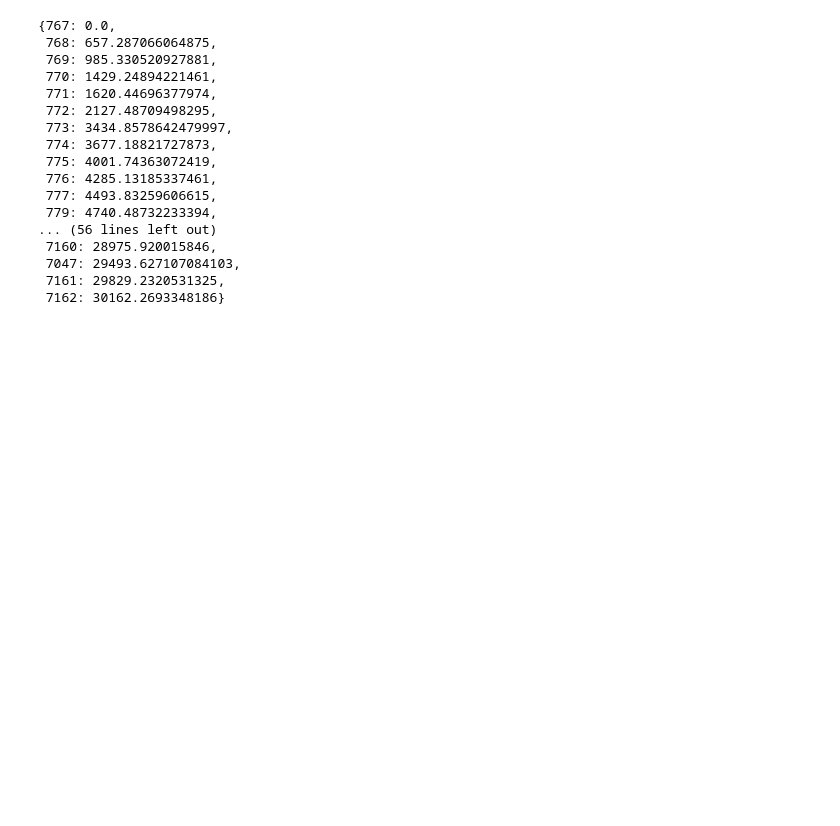
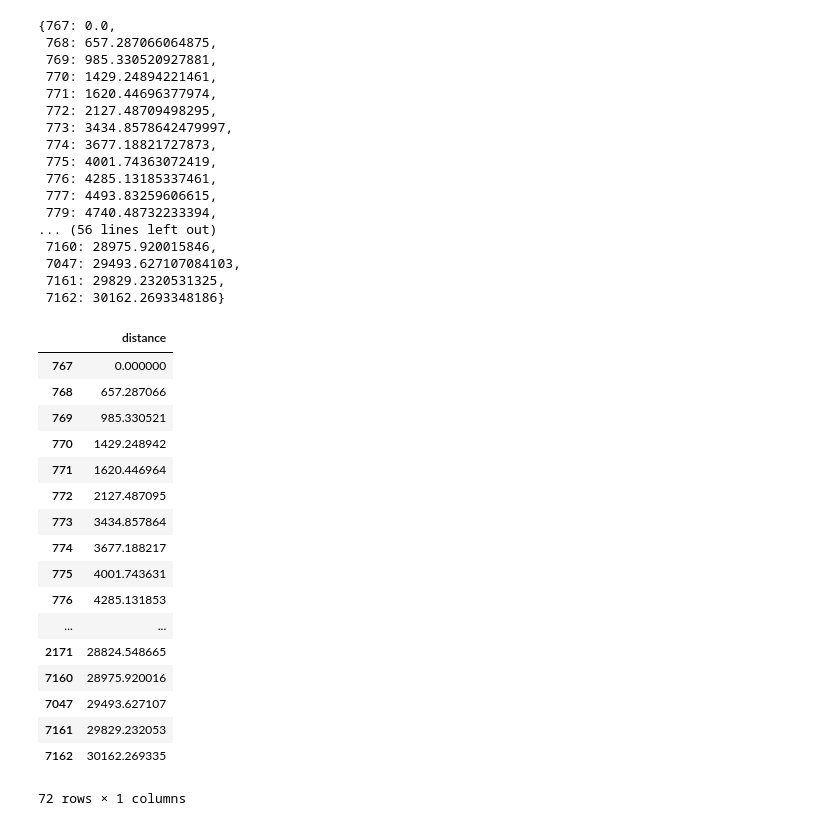
Before and after one commit to xinyuewang1/DublinBusDataAnalysis, a Jupyter notebook: Some fucntions.ipynb, the cells around one changed output. Cells and saved outputs as stored; diff of their text form; code cells hidden in the pictures; blank space fills up the shorter version.

```diff
--- a/Some fucntions.ipynb
+++ b/Some fucntions.ipynb
@@ -9,6 +9,8 @@ import statsmodels.formula.api as sm
 from sklearn import linear_model, preprocessing
 from sklearn.metrics import mean_squared_error, r2_score, accuracy_score, mean_absolute_error
 import time
+# %%
+pd.set_option('display.max_columns', 500)
 # %%
 import time
 def timeit(method):
@@ -47,3 +29,19 @@ def weatherInfo(data):
+# %%
+import pickle
+def save_obj(obj, name ):
+    with open('obj/'+ name + '.pkl', 'wb') as f:
+        pickle.dump(obj, f, pickle.HIGHEST_PROTOCOL)
+
+def append_obj(obj,name):
+    with open('obj/'+ name + '.pkl', 'ab') as f:
+        pickle.dump(obj, f, pickle.HIGHEST_PROTOCOL)
+
+def load_obj(name ):
+    if name.endswith('.pkl'):
+        with open('obj/' + name, 'rb') as f:
+            return pickle.load(f)
+    with open('obj/' + name + '.pkl', 'rb') as f:
+        return pickle.load(f)
 # %% [markdown]
 ### Train&Predict Class
 
@@ -232,6 +365,27 @@ d
  7047: 29493.627107084103,
  7161: 29829.2320531325,
  7162: 30162.2693348186}
+# %%
+pd.DataFrame.from_dict(d,orient='index',columns=['distance'])
+# %% [output]
+|  | distance |
+| 767 | 0.000000 |
+| 768 | 657.287066 |
+| 769 | 985.330521 |
+| 770 | 1429.248942 |
+| 771 | 1620.446964 |
+| 772 | 2127.487095 |
+| 773 | 3434.857864 |
+| 774 | 3677.188217 |
+| 775 | 4001.743631 |
+| 776 | 4285.131853 |
+| ... | ... |
+| 2171 | 28824.548665 |
+| 7160 | 28975.920016 |
+| 7047 | 29493.627107 |
+| 7161 | 29829.232053 |
+| 7162 | 30162.269335 |
+72 rows × 1 columns
 # %%
 #Based on the discussion above, I changed this function into a function that run once and split all the routes into pickle file
 # for later consideration:
```
Also changed, not shown: parts of 26 cells of this notebook.
